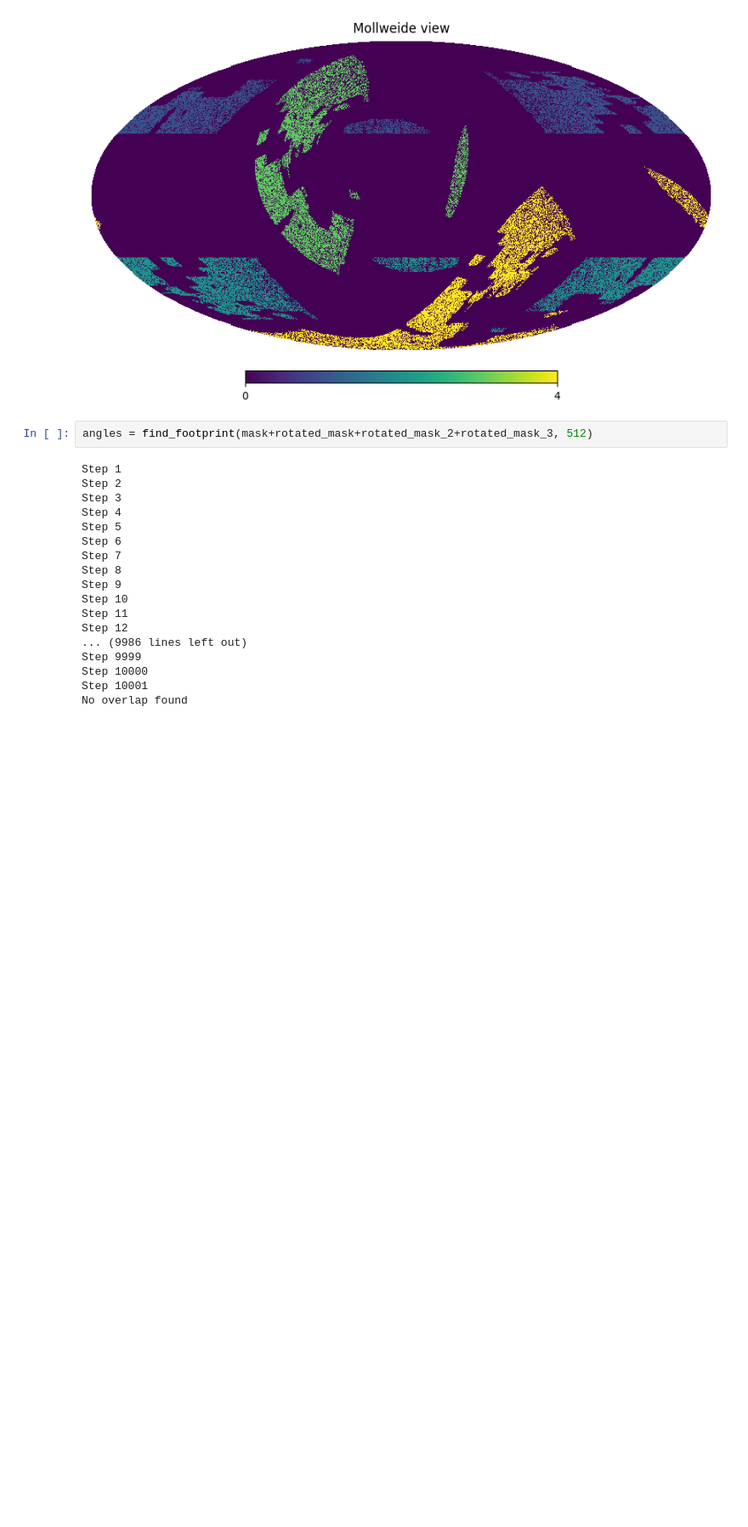
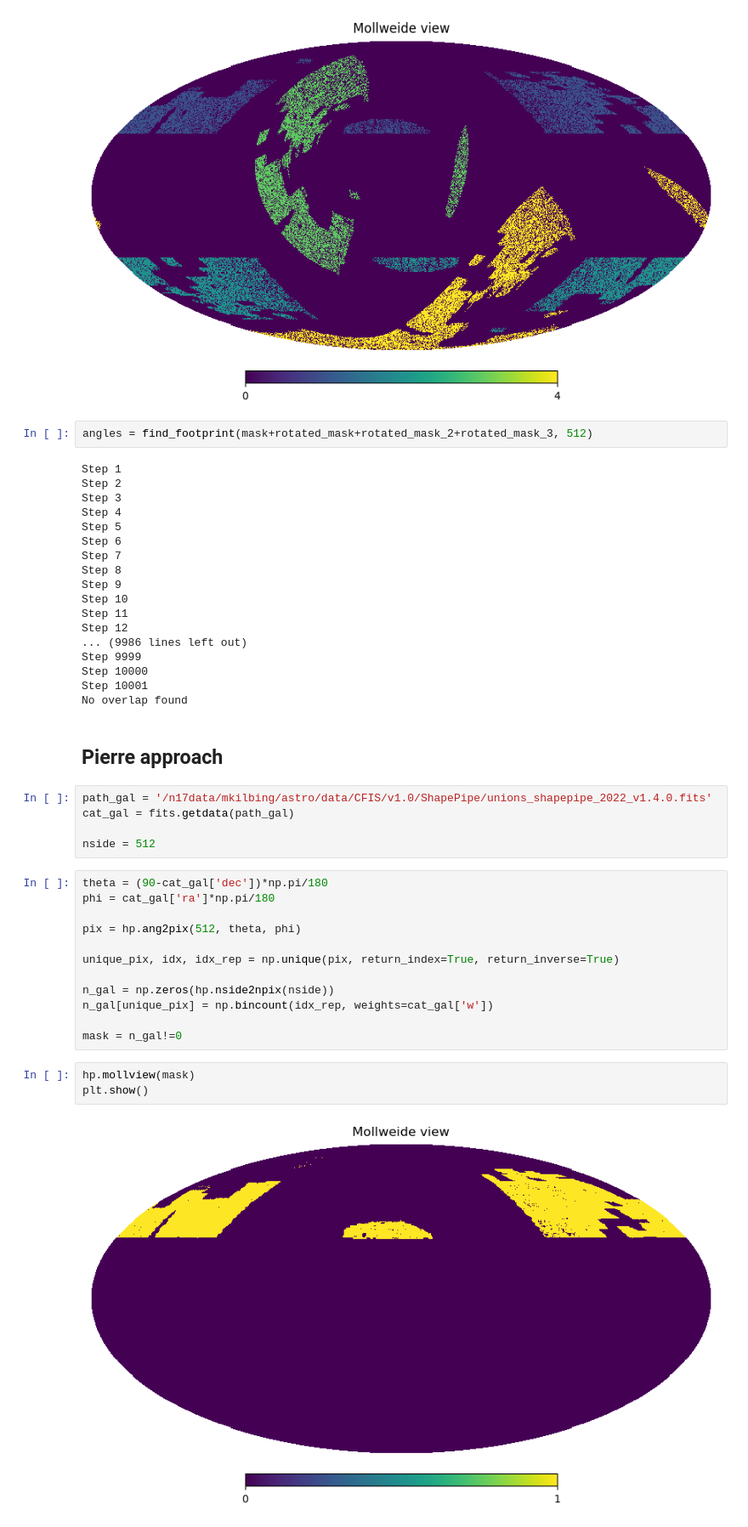
Before and after one commit to sachaguer/UNIONS_forward_model, a Jupyter notebook: notebooks/masking.ipynb, the cells around one changed output. Shown at 85% size. Cells and saved outputs as stored; diff of their text form; blank space fills up the shorter version.

```diff
--- a/notebooks/masking.ipynb
+++ b/notebooks/masking.ipynb
@@ -175,3 +189,27 @@ Step 9999
 Step 10000
 Step 10001
 No overlap found
+# %% [markdown]
+## Pierre approach
+# %%
+path_gal = '/n17data/mkilbing/astro/data/CFIS/v1.0/ShapePipe/unions_shapepipe_2022_v1.4.0.fits'
+cat_gal = fits.getdata(path_gal)
+
+nside = 512
+# %%
+theta = (90-cat_gal['dec'])*np.pi/180
+phi = cat_gal['ra']*np.pi/180
+
+pix = hp.ang2pix(512, theta, phi)
+
+unique_pix, idx, idx_rep = np.unique(pix, return_index=True, return_inverse=True)
+
+n_gal = np.zeros(hp.nside2npix(nside))
+n_gal[unique_pix] = np.bincount(idx_rep, weights=cat_gal['w'])
+
+mask = n_gal!=0
+# %%
+hp.mollview(mask)
+plt.show()
+# %% [output]
+[figure, added]
```
Also changed, not shown: parts of 2 cells of this notebook, 7 other files.
